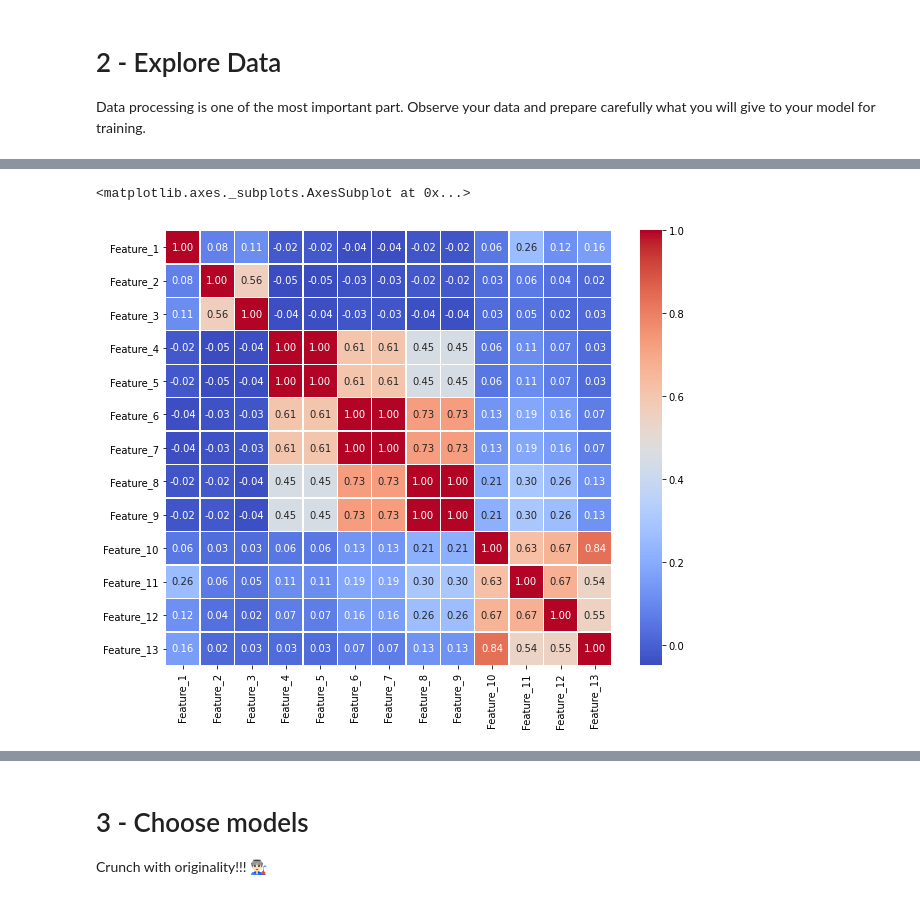
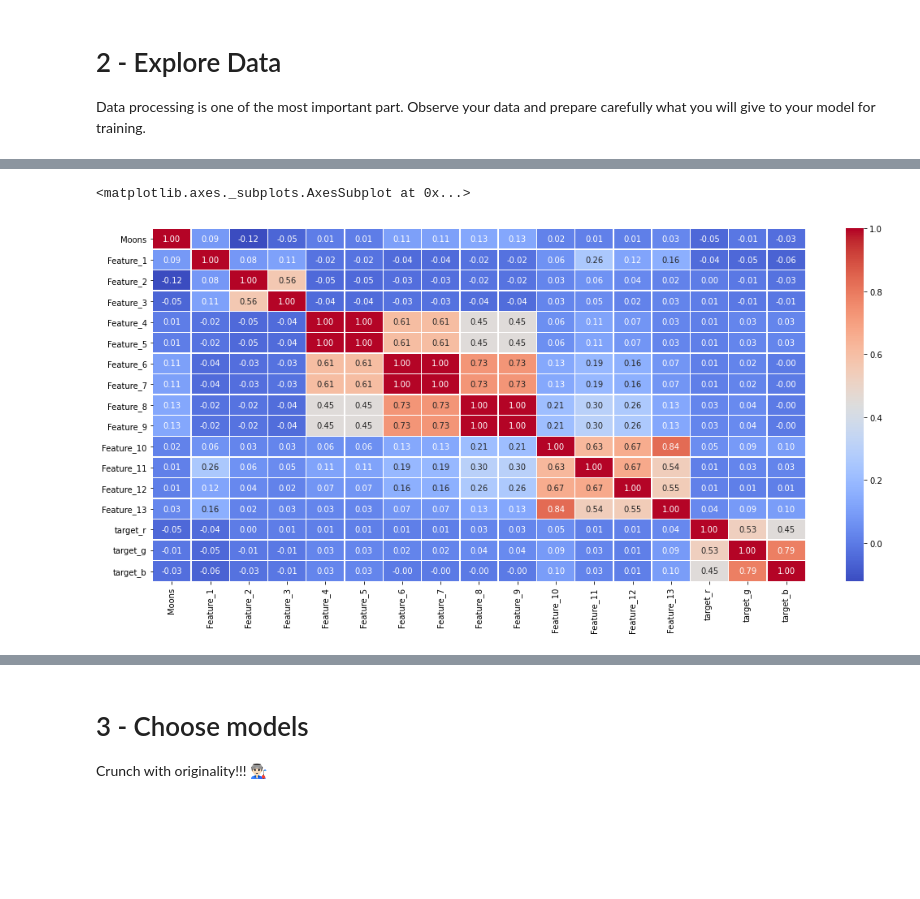
Before and after one commit to kushalnavghare/playground, a Jupyter notebook: data-crunch-competition.ipynb, the cells around one changed output, grey strips where cells are left out. Cells and saved outputs as stored; diff of their text form; code cells hidden in the pictures; blank space fills up the shorter version.

```diff
--- a/data-crunch-competition.ipynb
+++ b/data-crunch-competition.ipynb
@@ -69,8 +69,8 @@ test_data = pd.read_csv(hackathon_data_link)
 train_targets = pd.read_csv(train_datalink_y)
 
 # If you don't want to look at the problem as a time serie
-train_data.drop(['id', 'Moons'], axis=1, inplace=True)
-test_data.drop(['id', 'Moons'], axis=1, inplace=True)
+train_data.drop(['id' ], axis=1, inplace=True)
+test_data.drop(['id'], axis=1, inplace=True)
 # %%
 display(train_data)
 display(train_targets)
@@ -142,11 +142,13 @@ display(train_targets.describe())
 | 75% | 0.750000 | 0.750000 | 0.750000 |
 | max | 1.000000 | 1.000000 | 1.000000 |
 # %%
-train_corr = train_data.corr()
+train_wd_targets = pd.concat([train_data, train_targets], axis=1)
+
+train_corr = train_wd_targets.corr()
 test_corr = test_data.corr()
-plt.figure(figsize=(10,8))
+plt.figure(figsize=(18, 8))
 sns.heatmap(train_corr, annot=True, fmt='.2f', cmap='coolwarm', linewidths=0.4)
 # %% [output]
 <matplotlib.axes._subplots.AxesSubplot at 0x...>
-[figure, old version]
+[figure, new version]
 # %%
```
Also changed, not shown: parts of 29 cells of this notebook.
